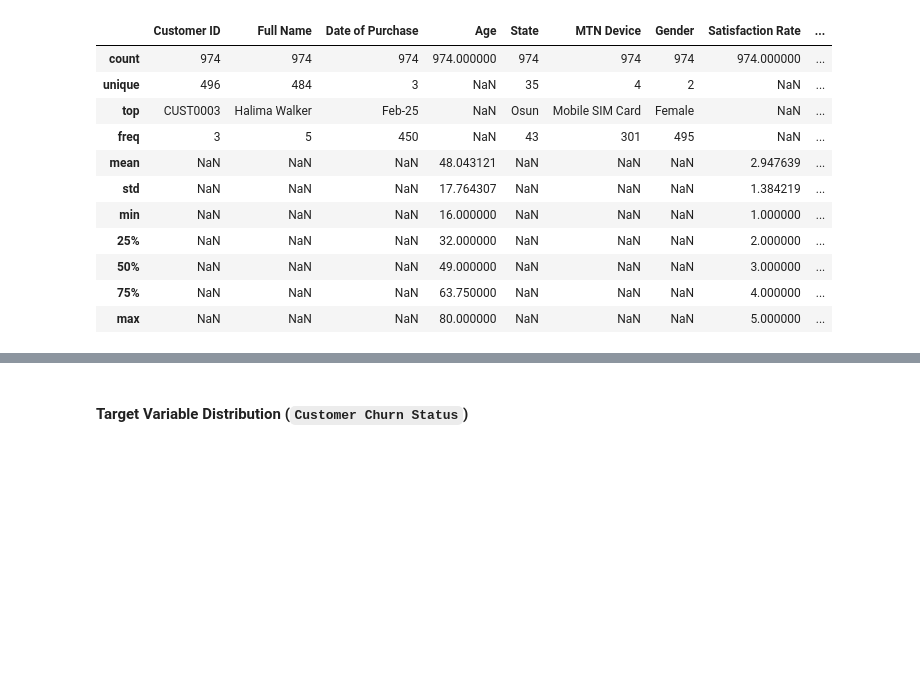
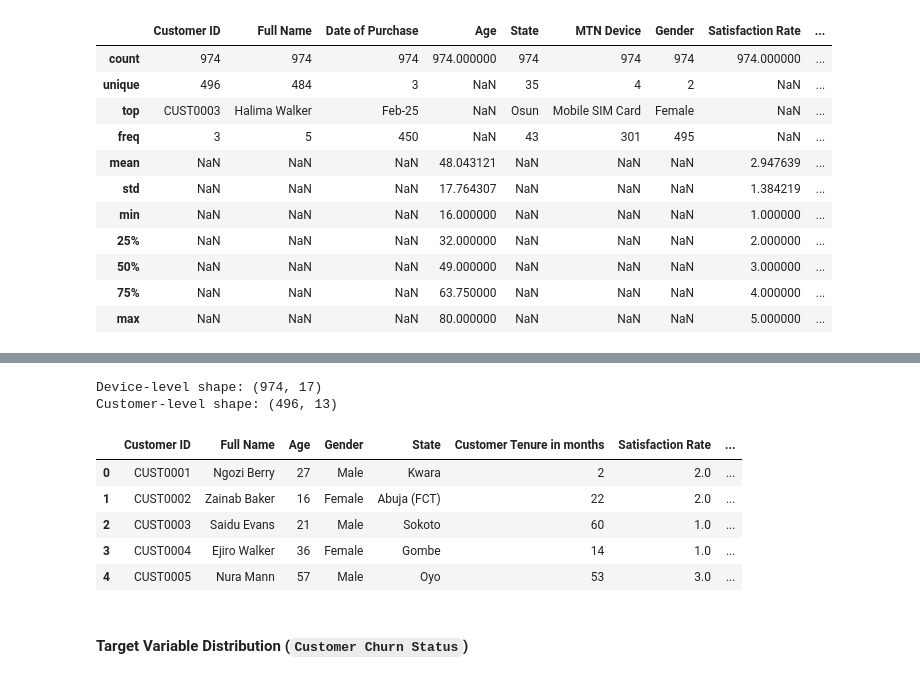
Before and after one commit to AISaturdaysLagos/C9-team-benokri, a Jupyter notebook: mtn_churn_prediction.ipynb, the cells around one changed output, grey strips where cells are left out. Cells and saved outputs as stored; diff of their text form; code cells hidden in the pictures; blank space fills up the shorter version.

Commit message:
Split data into device level and customer level

```diff
--- a/mtn_churn_prediction.ipynb
+++ b/mtn_churn_prediction.ipynb
@@ -116,3 +134,47 @@ churn_df.describe(include="all")
+# %%
+# Device-level dataframe (no changes, just the raw dataset)
+device_df = churn_df.copy()
+
+# Customer-level aggregation
+customer_df = (
+    churn_df
+    .groupby("Customer ID")
+    .agg({
+        "Full Name": "first",
+        "Age": "first",
+        "Gender": "first",
+        "State": "first",
+        "Customer Tenure in months": "max",
+        "Satisfaction Rate": "mean",
+        "Data Usage": "sum",
+        "Total Revenue": "sum",
+        "MTN Device": "nunique",
+        "Subscription Plan": "count",
+        "Customer Churn Status": lambda x: "Yes" if "Yes" in x.values else "No",
+        "Reasons for Churn": lambda x: ', '.join(x.dropna().unique())
+    })
+    .reset_index()
+)
+
+# Rename cutomer-level dataframe columns
+customer_df = customer_df.rename(columns={
+    "MTN Device": "Num_Device_Types",
+    "Subscription Plan": "Num_Subscriptions"
+})
+
+print("Device-level shape:", device_df.shape)
+print("Customer-level shape:", customer_df.shape)
+
+customer_df.head()
+# %% [output]
+Device-level shape: (974, 17)
+Customer-level shape: (496, 13)
+|  | Customer ID | Full Name | Age | Gender | State | Customer Tenure in months | Satisfaction Rate | ... |
+| 0 | CUST0001 | Ngozi Berry | 27 | Male | Kwara | 2 | 2.0 | ... |
+| 1 | CUST0002 | Zainab Baker | 16 | Female | Abuja (FCT) | 22 | 2.0 | ... |
+| 2 | CUST0003 | Saidu Evans | 21 | Male | Sokoto | 60 | 1.0 | ... |
+| 3 | CUST0004 | Ejiro Walker | 36 | Female | Gombe | 14 | 1.0 | ... |
+| 4 | CUST0005 | Nura Mann | 57 | Male | Oyo | 53 | 3.0 | ... |
 # %% [markdown]
 #### Target Variable Distribution (**`Customer Churn Status`**)
 # %% [markdown]
```
Also changed, not shown: parts of 5 cells of this notebook.
